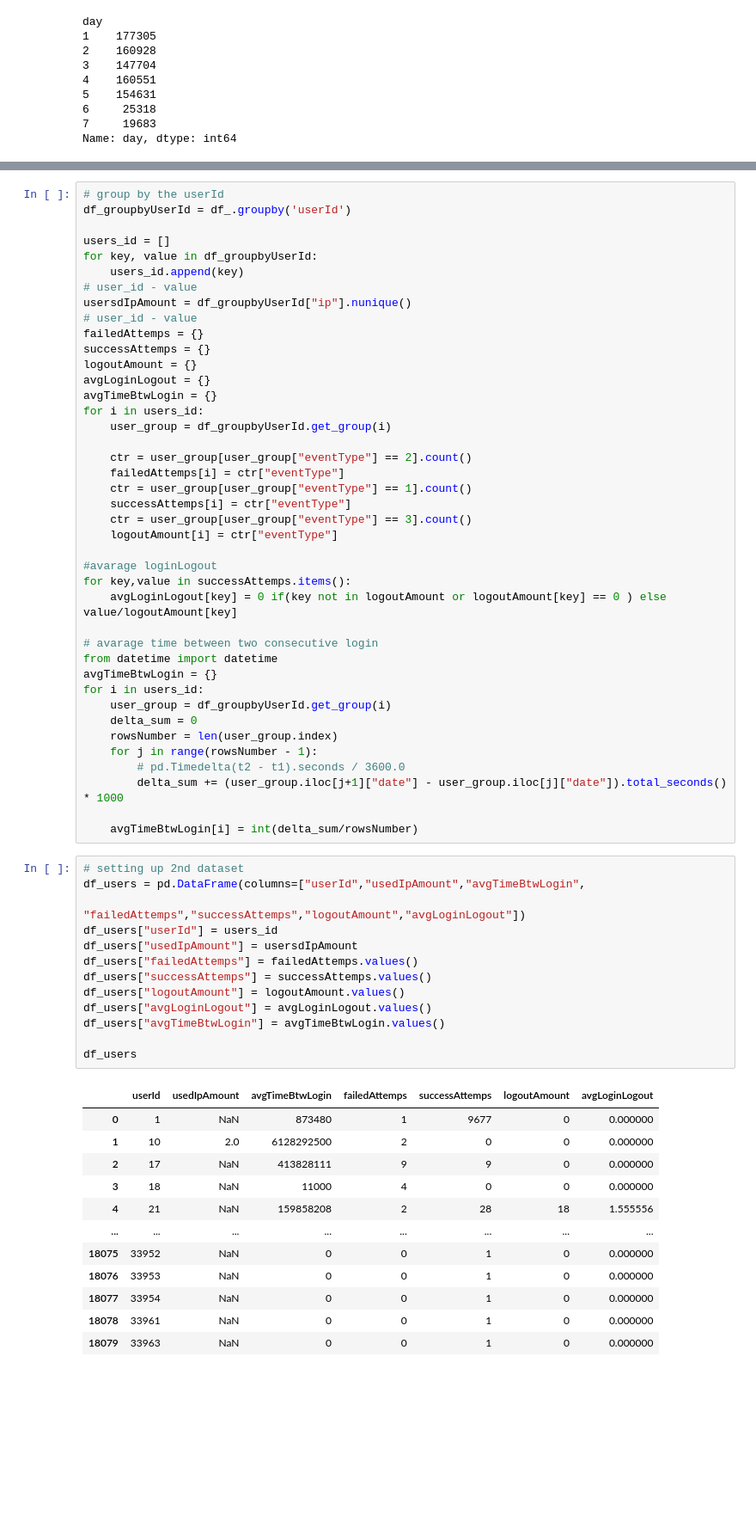
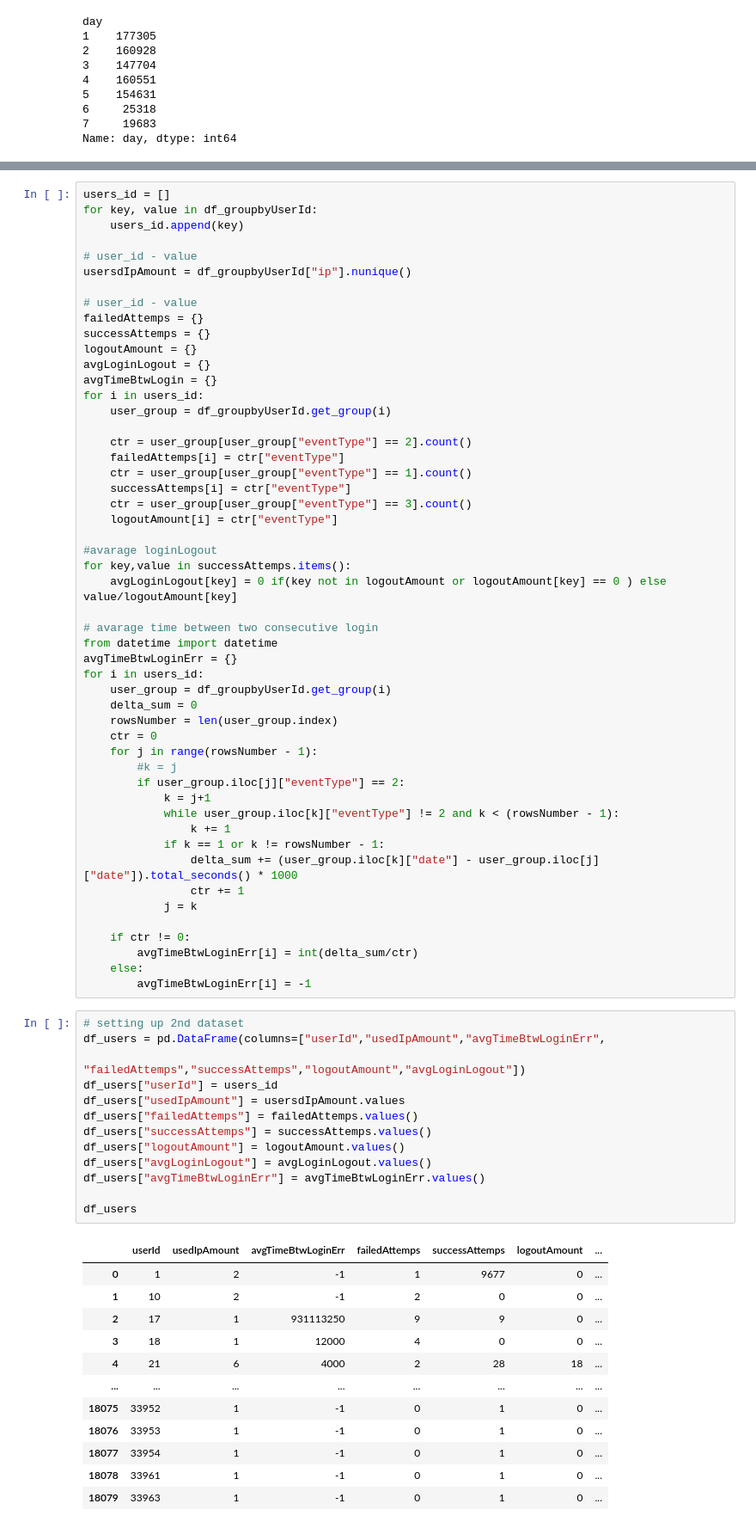
Before and after one commit to carloleo/AI-for-cybersecurity, a Jupyter notebook: AI project.ipynb, the cells around one changed output, grey strips where cells are left out. Shown at 86% size. Saved outputs shown, nothing was run; the diff lists cells and outputs as text; blank space fills up the shorter version.

```diff
--- a/AI project.ipynb
+++ b/AI project.ipynb
@@ -198,12 +224,11 @@ plt.show()
 # %%
-# group by the userId
-df_groupbyUserId = df_.groupby('userId')
-
 users_id = []
 for key, value in df_groupbyUserId:
     users_id.append(key)
+
 # user_id - value
 usersdIpAmount = df_groupbyUserId["ip"].nunique()
+
 # user_id - value
 failedAttemps = {}
 successAttemps = {}
@@ -226,40 +251,51 @@ for key,value in successAttemps.items():
 
 # avarage time between two consecutive login
 from datetime import datetime
-avgTimeBtwLogin = {}
+avgTimeBtwLoginErr = {}
 for i in users_id:
     user_group = df_groupbyUserId.get_group(i)
     delta_sum = 0
     rowsNumber = len(user_group.index)
+    ctr = 0
     for j in range(rowsNumber - 1):
-        # pd.Timedelta(t2 - t1).seconds / 3600.0
-        delta_sum += (user_group.iloc[j+1]["date"] - user_group.iloc[j]["date"]).total_seconds() * 1000
+        #k = j
+        if user_group.iloc[j]["eventType"] == 2:
+            k = j+1
+            while user_group.iloc[k]["eventType"] != 2 and k < (rowsNumber - 1):
+                k += 1
+            if k == 1 or k != rowsNumber - 1:
+                delta_sum += (user_group.iloc[k]["date"] - user_group.iloc[j]["date"]).total_seconds() * 1000
+                ctr += 1
+            j = k
 
-    avgTimeBtwLogin[i] = int(delta_sum/rowsNumber)
+    if ctr != 0:
+        avgTimeBtwLoginErr[i] = int(delta_sum/ctr)
+    else:
+        avgTimeBtwLoginErr[i] = -1
 # %%
 # setting up 2nd dataset
-df_users = pd.DataFrame(columns=["userId","usedIpAmount","avgTimeBtwLogin",
+df_users = pd.DataFrame(columns=["userId","usedIpAmount","avgTimeBtwLoginErr",
                                  "failedAttemps","successAttemps","logoutAmount","avgLoginLogout"])
 df_users["userId"] = users_id
-df_users["usedIpAmount"] = usersdIpAmount
+df_users["usedIpAmount"] = usersdIpAmount.values
 df_users["failedAttemps"] = failedAttemps.values()
 df_users["successAttemps"] = successAttemps.values()
 df_users["logoutAmount"] = logoutAmount.values()
 df_users["avgLoginLogout"] = avgLoginLogout.values()
-df_users["avgTimeBtwLogin"] = avgTimeBtwLogin.values()
+df_users["avgTimeBtwLoginErr"] = avgTimeBtwLoginErr.values()
 
 df_users
 # %% [output]
-|  | userId | usedIpAmount | avgTimeBtwLogin | failedAttemps | successAttemps | logoutAmount | avgLoginLogout |
-| 0 | 1 | NaN | 873480 | 1 | 9677 | 0 | 0.000000 |
-| 1 | 10 | 2.0 | 6128292500 | 2 | 0 | 0 | 0.000000 |
-| 2 | 17 | NaN | 413828111 | 9 | 9 | 0 | 0.000000 |
-| 3 | 18 | NaN | 11000 | 4 | 0 | 0 | 0.000000 |
-| 4 | 21 | NaN | 159858208 | 2 | 28 | 18 | 1.555556 |
+|  | userId | usedIpAmount | avgTimeBtwLoginErr | failedAttemps | successAttemps | logoutAmount | ... |
+| 0 | 1 | 2 | -1 | 1 | 9677 | 0 | ... |
+| 1 | 10 | 2 | -1 | 2 | 0 | 0 | ... |
+| 2 | 17 | 1 | 931113250 | 9 | 9 | 0 | ... |
+| 3 | 18 | 1 | 12000 | 4 | 0 | 0 | ... |
+| 4 | 21 | 6 | 4000 | 2 | 28 | 18 | ... |
 | ... | ... | ... | ... | ... | ... | ... | ... |
-| 18075 | 33952 | NaN | 0 | 0 | 1 | 0 | 0.000000 |
-| 18076 | 33953 | NaN | 0 | 0 | 1 | 0 | 0.000000 |
-| 18077 | 33954 | NaN | 0 | 0 | 1 | 0 | 0.000000 |
-| 18078 | 33961 | NaN | 0 | 0 | 1 | 0 | 0.000000 |
-| 18079 | 33963 | NaN | 0 | 0 | 1 | 0 | 0.000000 |
+| 18075 | 33952 | 1 | -1 | 0 | 1 | 0 | ... |
+| 18076 | 33953 | 1 | -1 | 0 | 1 | 0 | ... |
+| 18077 | 33954 | 1 | -1 | 0 | 1 | 0 | ... |
+| 18078 | 33961 | 1 | -1 | 0 | 1 | 0 | ... |
+| 18079 | 33963 | 1 | -1 | 0 | 1 | 0 | ... |
 18080 rows × 7 columns
```
Also changed, not shown: parts of 23 cells of this notebook.
